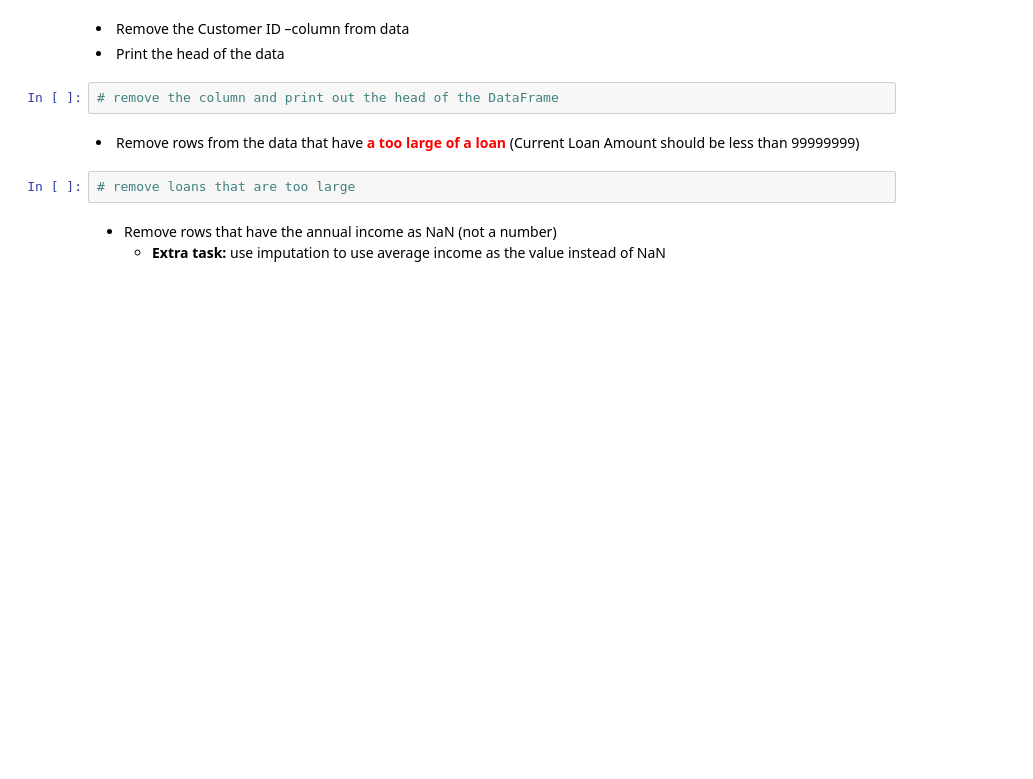
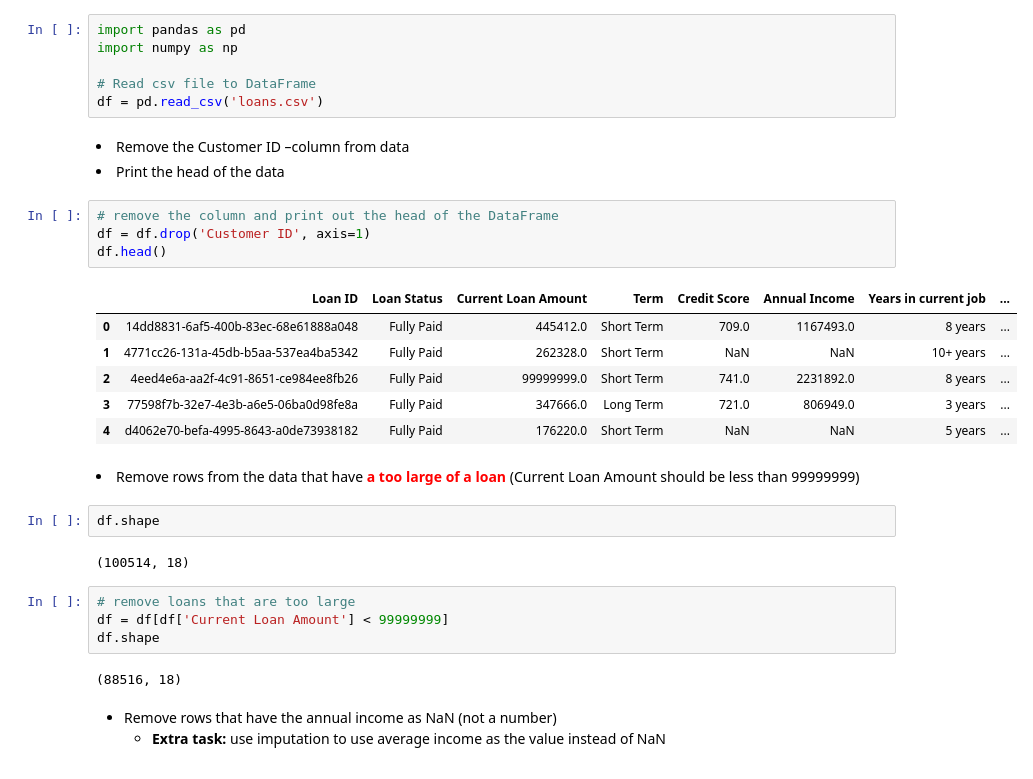
Before and after one commit to jtsillan/DataAnalytics, a Jupyter notebook: exercise_set_2/execise_set_2.ipynb, the cells around one changed output. Saved outputs shown, nothing was run; the diff lists cells and outputs as text; blank space fills up the shorter version.

```diff
--- a/exercise_set_2/execise_set_2.ipynb
+++ b/exercise_set_2/execise_set_2.ipynb
@@ -17,12 +5,35 @@ You can return all of these exercises in a single Jupyter Notebook, if you wish.
+# %%
+import pandas as pd
+import numpy as np
+
+# Read csv file to DataFrame
+df = pd.read_csv('loans.csv')
 # %% [markdown]
 <li>Remove the Customer ID –column from data</li>
 <li>Print the head of the data</li>
 # %%
 # remove the column and print out the head of the DataFrame
+df = df.drop('Customer ID', axis=1)
+df.head()
+# %% [output]
+|  | Loan ID | Loan Status | Current Loan Amount | Term | Credit Score | Annual Income | Years in current job | ... |
+| 0 | 14dd8831-6af5-400b-83ec-68e61888a048 | Fully Paid | 445412.0 | Short Term | 709.0 | 1167493.0 | 8 years | ... |
+| 1 | 4771cc26-131a-45db-b5aa-537ea4ba5342 | Fully Paid | 262328.0 | Short Term | NaN | NaN | 10+ years | ... |
+| 2 | 4eed4e6a-aa2f-4c91-8651-ce984ee8fb26 | Fully Paid | 99999999.0 | Short Term | 741.0 | 2231892.0 | 8 years | ... |
+| 3 | 77598f7b-32e7-4e3b-a6e5-06ba0d98fe8a | Fully Paid | 347666.0 | Long Term | 721.0 | 806949.0 | 3 years | ... |
+| 4 | d4062e70-befa-4995-8643-a0de73938182 | Fully Paid | 176220.0 | Short Term | NaN | NaN | 5 years | ... |
 # %% [markdown]
 <li>Remove rows from the data that have <b style="color: red;">a too large of a loan</b> (Current Loan Amount should be less than 99999999)</li>
+# %%
+df.shape
+# %% [output]
+(100514, 18)
 # %%
 # remove loans that are too large
+df = df[df['Current Loan Amount'] < 99999999]
+df.shape
+# %% [output]
+(88516, 18)
 # %% [markdown]
 <ul>
     <li>Remove rows that have the annual income as NaN (not a number)</li>
```
Also changed, not shown: parts of 21 cells of this notebook, 2 other files.
